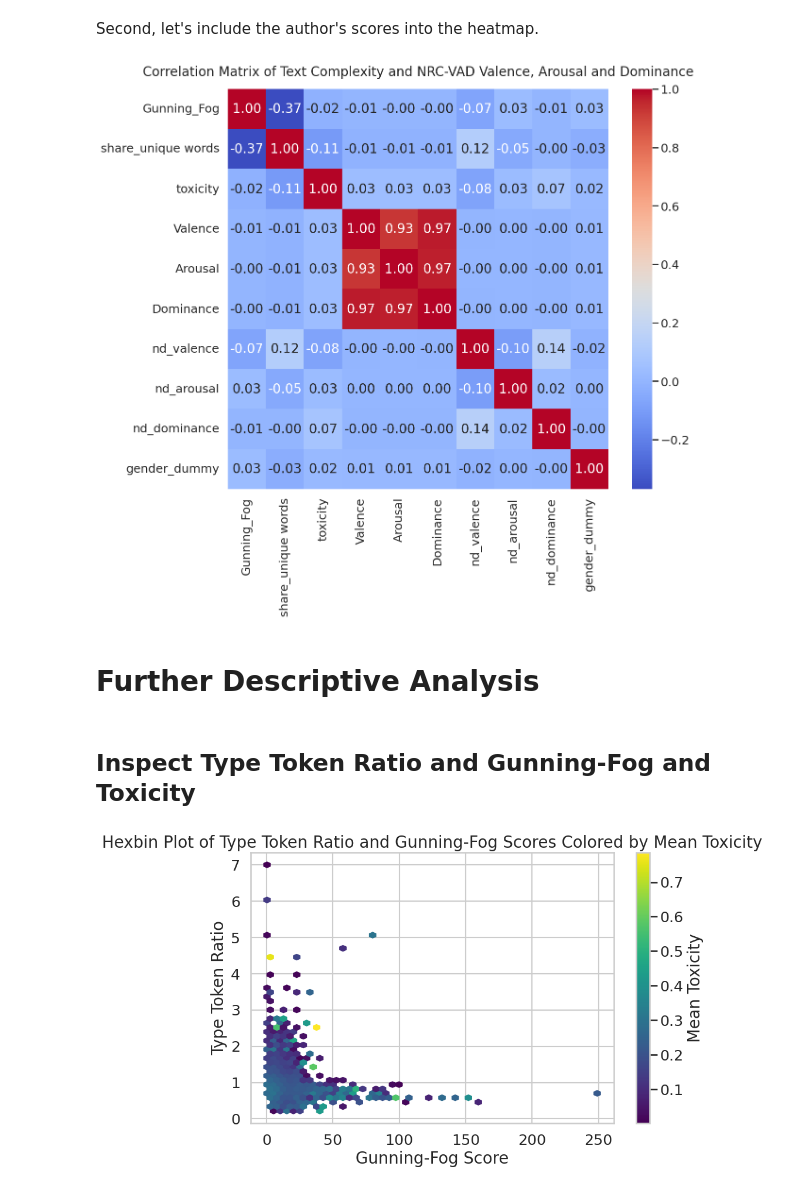
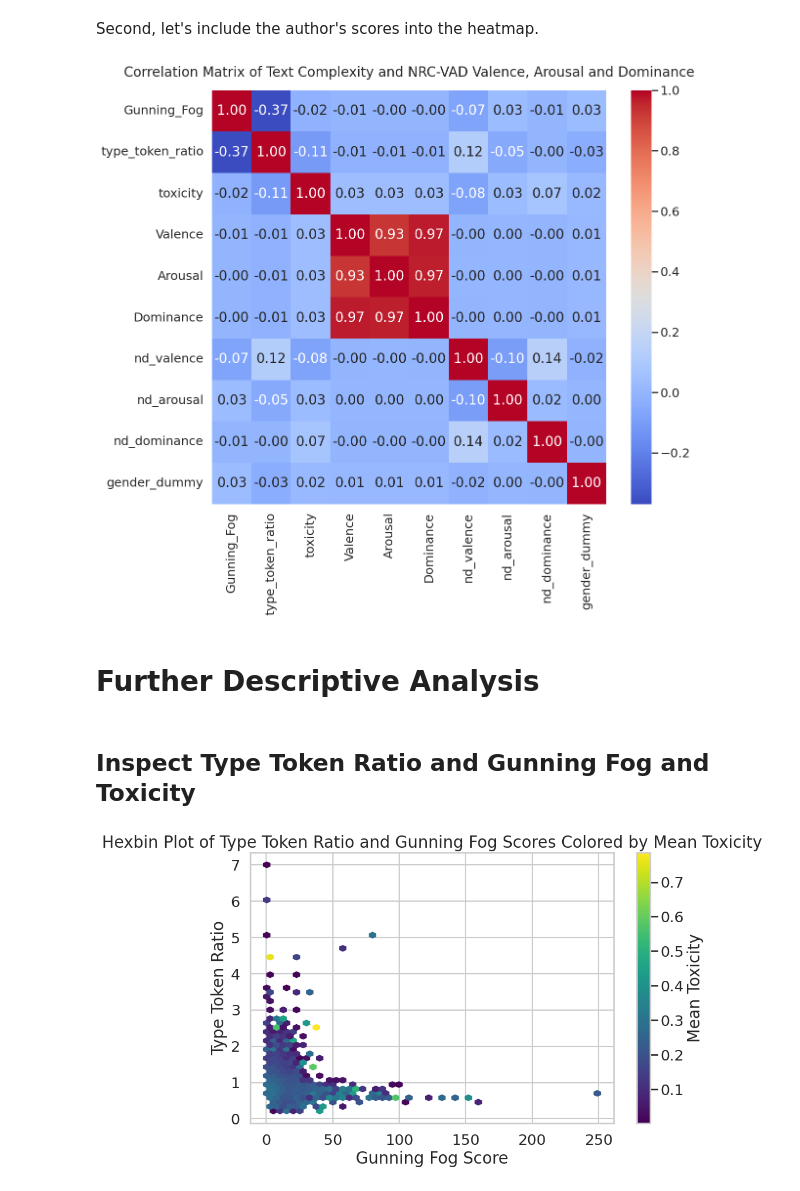
Before and after one commit to joerdisstrack/gender_bias_CSS_RP, a Jupyter notebook: code/text_complexity/text-complexity-analysis.ipynb, the cells around one changed output. Cells and saved outputs as stored; diff of their text form; code cells hidden in the pictures.

```diff
--- a/code/text_complexity/text-complexity-analysis.ipynb
+++ b/code/text_complexity/text-complexity-analysis.ipynb
@@ -26,6 +26,8 @@ from sklearn.metrics import silhouette_score
 # %%
 # read in data
 data = pd.read_csv("/kaggle/input/final-text-complexity-css-rp/gender_bias_toxicity_complexity.csv", low_memory=False)
+# %%
+data.rename(columns={'share_unique words': 'type_token_ratio'}, inplace=True)
 # %%
 print([col for col in data.columns])
 # %% [output]
@@ -552,7 +672,7 @@ We are evalutating the following three hypotheses using heatmaps for analysis:
 numeric_columns = [
     'nr_sentences', 'nr_words', 'nr_characters', 'nr_letters',
     'nr_syllables', 'nr_words_one_syllable', 'nr_unique_words',
-    'share_unique words', 'nr_swear_words', 'share_swear_words',
+    'type_token_ratio', 'nr_swear_words', 'share_swear_words',
     'nr_words_more_syllables', 'Gunning_Fog'
 ]
 
@@ -599,22 +719,22 @@ Second, let's include the author's scores into the heatmap.
 # %%
 # try out the same thing with author VAD scores:
 
-# assess correlations between VAD and Gunning-Fog
-correlation_matrix = data[['Gunning_Fog', 'share_unique words', 'toxicity', 'Valence', 'Arousal', 'Dominance', 'nd_valence', 'nd_arousal', 'nd_dominance', 'gender_dummy']].corr()
+# assess correlations between VAD and Gunning Fog
+correlation_matrix = data[['Gunning_Fog', 'type_token_ratio', 'toxicity', 'Valence', 'Arousal', 'Dominance', 'nd_valence', 'nd_arousal', 'nd_dominance', 'gender_dummy']].corr()
 
 plt.figure(figsize=(13, 11))
 sns.heatmap(correlation_matrix, annot=True, cmap='coolwarm', fmt='.2f')
 # add additional padding to title to make sure it does not overlap with heatmap
 plt.title('Correlation Matrix of Text Complexity and NRC-VAD Valence, Arousal and Dominance', pad=20)
 
 plt.savefig("correlation_comparison_heatmap_report.png", bbox_inches='tight')
 plt.show()
 # %% [output]
-[figure, old version]
+[figure, new version]
 # %% [markdown]
 # Further Descriptive Analysis
 # %% [markdown]
-## Inspect Type Token Ratio and Gunning-Fog and Toxicity
+## Inspect Type Token Ratio and Gunning Fog and Toxicity
 # %%
 plt.figure(figsize=(10, 6))
 # use hexbin plot to indicate
```
Also changed, not shown: parts of 22 cells of this notebook, 5 other files.
